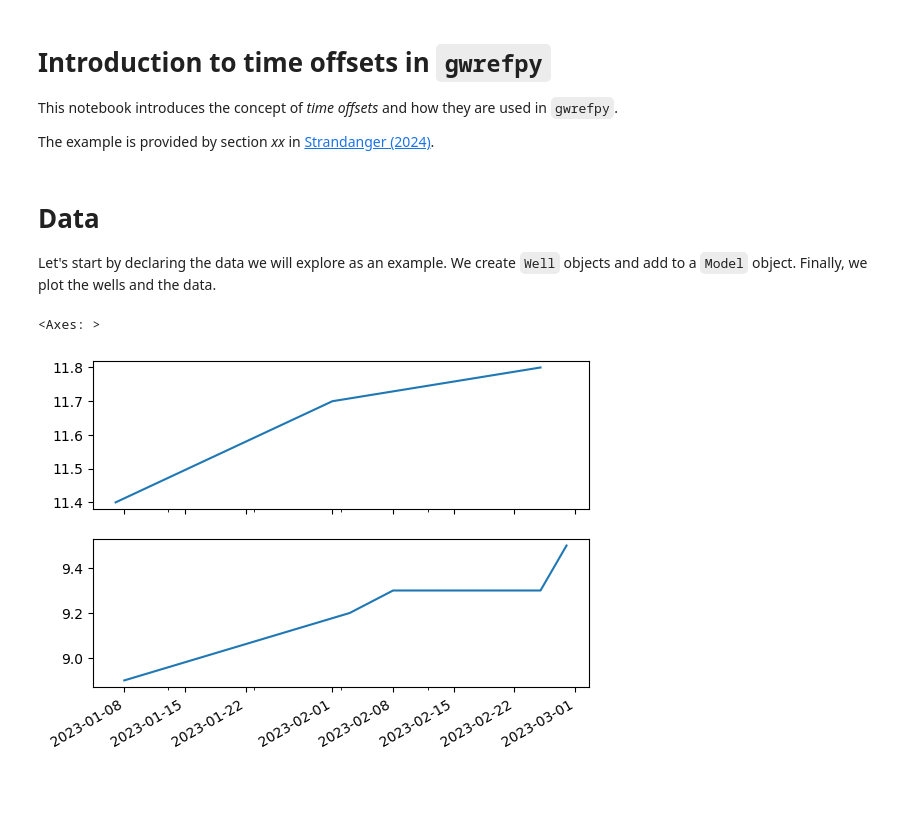
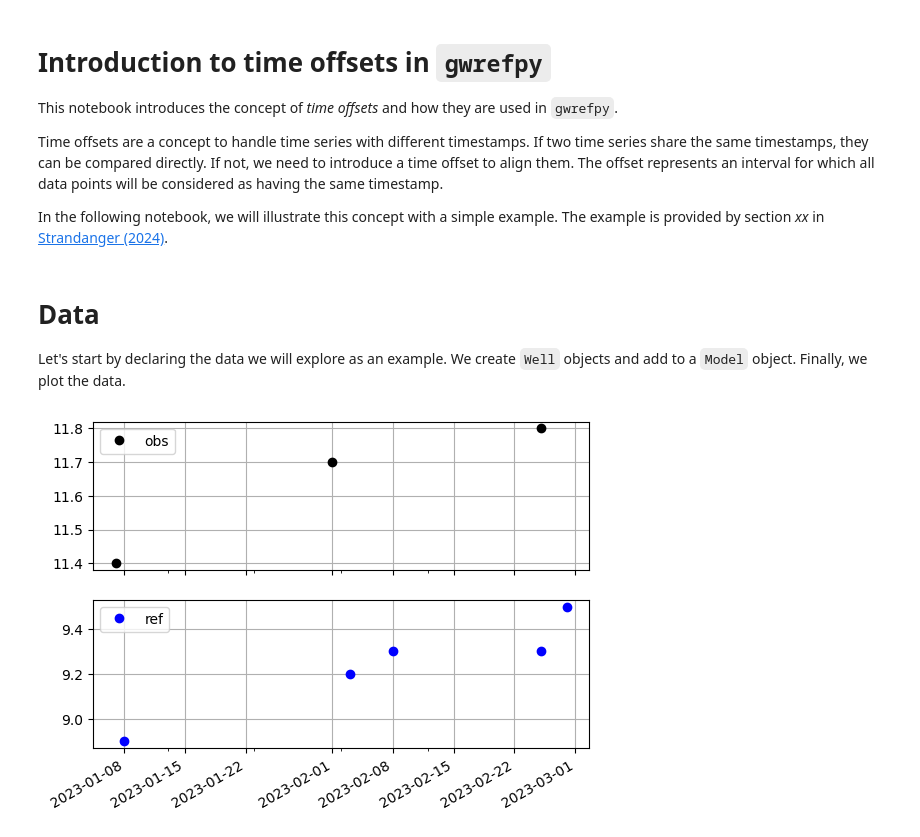
Before and after one commit to sgfsweden/gwrefpy, a Jupyter notebook: docs/tutorials/time_offsets.ipynb, the cells around one changed output. Saved outputs shown, nothing was run; the diff lists cells and outputs as text; code cells hidden in the pictures; blank space fills up the shorter version.

```diff
--- a/docs/tutorials/time_offsets.ipynb
+++ b/docs/tutorials/time_offsets.ipynb
@@ -3,7 +3,9 @@
 
 This notebook introduces the concept of _time offsets_ and how they are used in `gwrefpy`.
 
-The example is provided by section _xx_ in [Strandanger (2024)]().
+Time offsets are a concept to handle time series with different timestamps. If two time series share the same timestamps, they can be compared directly. If not, we need to introduce a time offset to align them. The offset represents an interval for which all data points will be considered as having the same timestamp.
+
+In the following notebook, we will illustrate this concept with a simple example. The example is provided by section _xx_ in [Strandanger (2024)]().
 # %%
 import gwrefpy as gr
 import pandas as pd
@@ -11,7 +13,7 @@ import matplotlib.pyplot as plt
 # %% [markdown]
 # Data
 
-Let's start by declaring the data we will explore as an example. We create `Well` objects and add to a `Model` object. Finally, we plot the wells and the data.
+Let's start by declaring the data we will explore as an example. We create `Well` objects and add to a `Model` object. Finally, we plot the data.
 # %%
 obs_ts = pd.Series(
     index=[
@@ -41,8 +43,9 @@ model.add_well([obs, ref])
 # %%
 fig, (up, down) = plt.subplots(nrows=2, sharex=True)
 
-obs_ts.plot(ax=up)
-ref_ts.plot(ax=down)
+obs_ts.plot(ax=up, marker="o", linestyle="", label="obs", color="black")
+ref_ts.plot(ax=down, marker="o", linestyle="", label="ref", color="blue")
+_ = [ax.legend() for ax in (up, down)]
+_ = [ax.grid() for ax in (up, down)]
 # %% [output]
-<Axes: >
-[figure, old version]
+[figure, new version]
```
Also changed, not shown: parts of 6 cells of this notebook.
